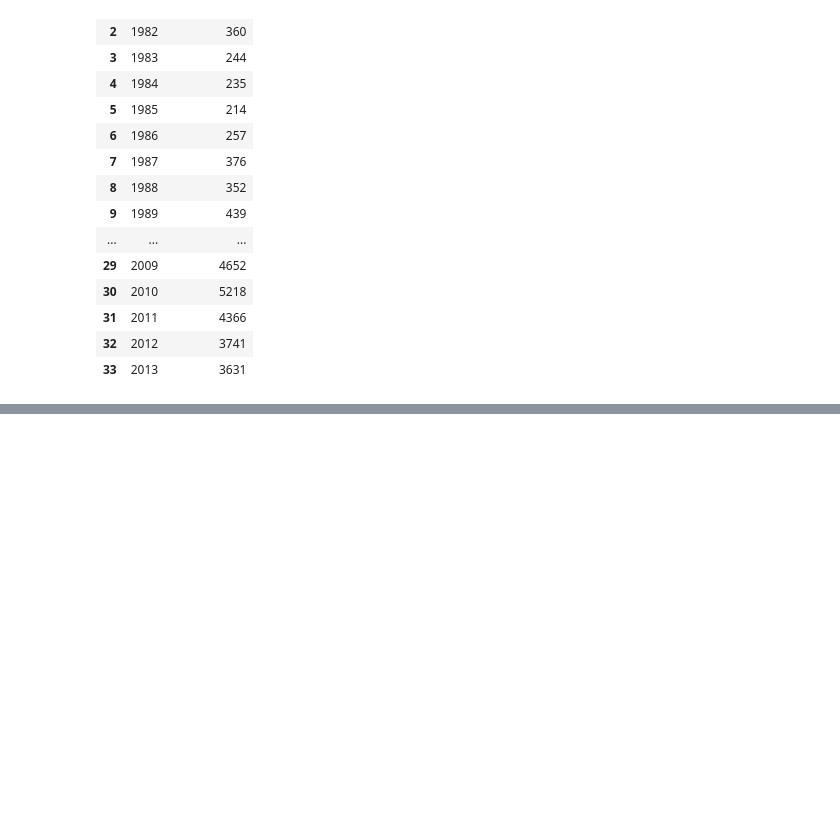
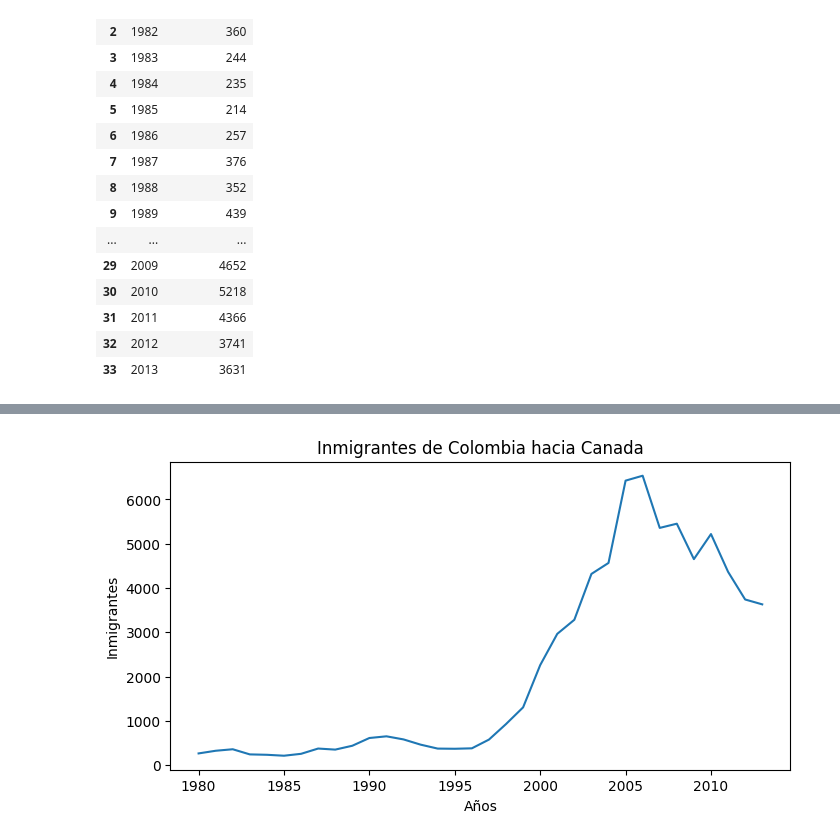
Before and after one commit to cmrondon2000/visualizacion-datos-python, a Jupyter notebook: Creando_Graficos_Python.ipynb, the cells around one changed output, grey strips where cells are left out. Saved outputs shown, nothing was run; the diff lists cells and outputs as text; code cells hidden in the pictures; blank space fills up the shorter version.

```diff
--- a/Creando_Graficos_Python.ipynb
+++ b/Creando_Graficos_Python.ipynb
@@ -129,0 +152,10 @@ datos_col
+# %%
+plt.figure(figsize=(8,4))
+plt.plot(datos_col["Año"], datos_col["Inmigrantes"])
+plt.xticks(["1980","1985","1990","1995","2000","2005","2010"])
+plt.title("Inmigrantes de Colombia hacia Canada")
+plt.xlabel("Años")
+plt.ylabel("Inmigrantes")
+plt.show()
+# %% [output]
+[figure, added]
```
Also changed, not shown: parts of 5 cells of this notebook.
